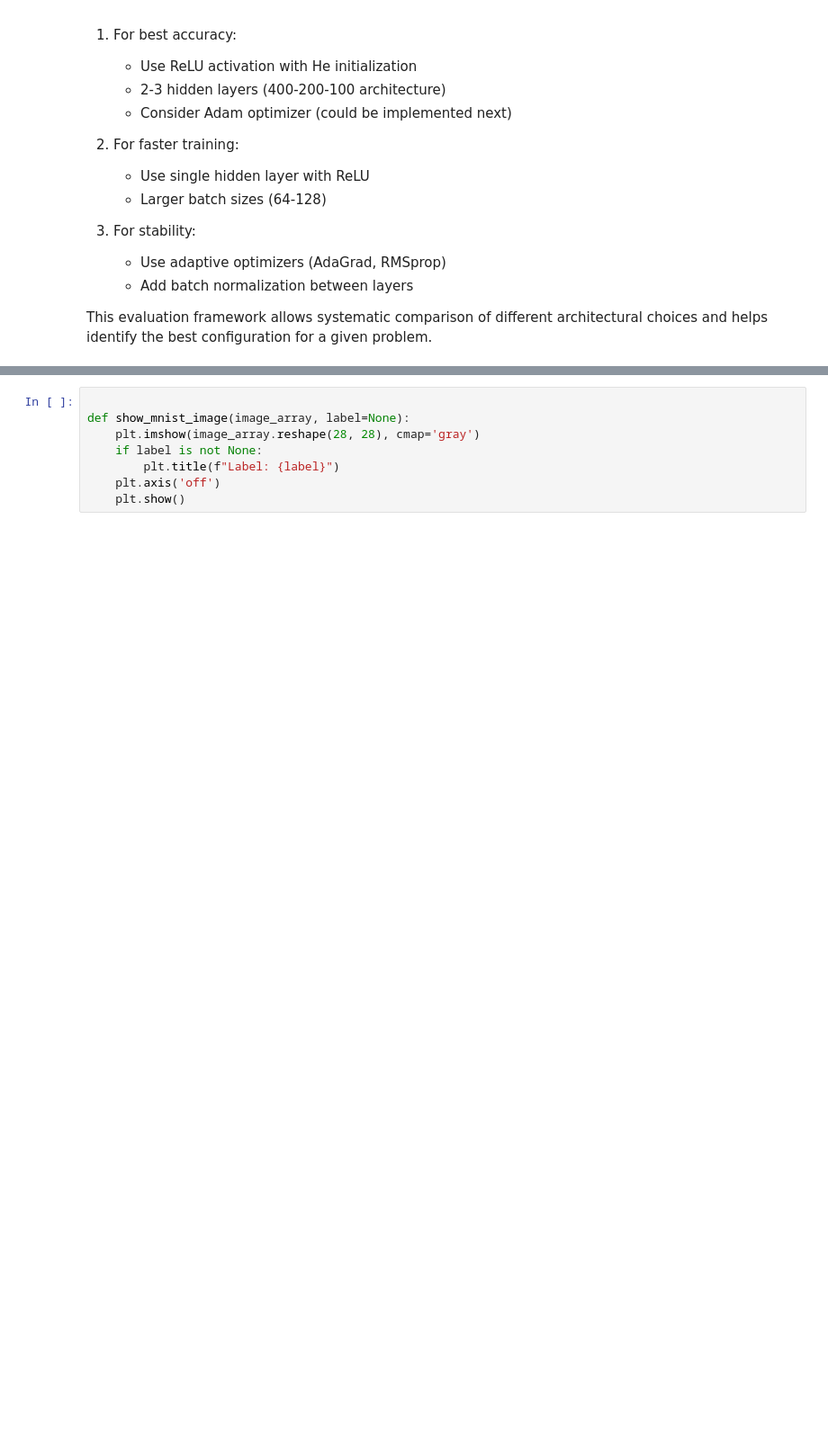
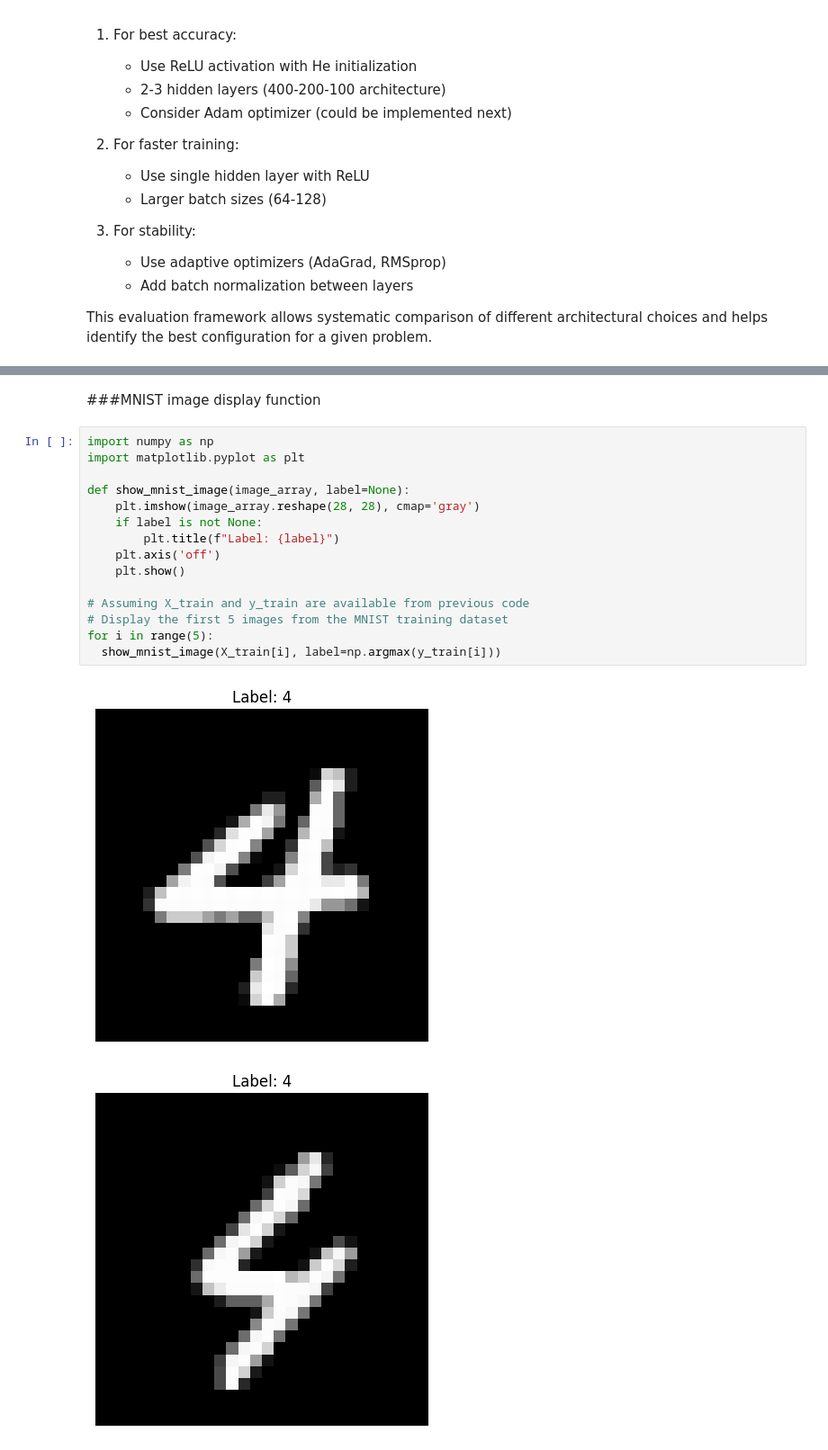
Before and after one commit to Cliffochi/aviva_data_science_course, a Jupyter notebook: Updated_Deep_neural_network.ipynb, the cells around one changed output, grey strips where cells are left out. Shown: that part at 90% size. Cells and saved outputs as stored; diff of their text form; blank space fills up the shorter version.

```diff
--- a/Updated_Deep_neural_network.ipynb
+++ b/Updated_Deep_neural_network.ipynb
@@ -1517,11 +1541,23 @@ def create_mini_batches(X, y, batch_size):
     for start_idx in range(0, len(X), batch_size):
         end_idx = min(start_idx + batch_size, len(X))
         yield X_shuffled[start_idx:end_idx], y_shuffled[start_idx:end_idx]
+# %% [markdown]
+###MNIST image display function
 # %%
+import numpy as np
+import matplotlib.pyplot as plt
 
 def show_mnist_image(image_array, label=None):
     plt.imshow(image_array.reshape(28, 28), cmap='gray')
     if label is not None:
         plt.title(f"Label: {label}")
     plt.axis('off')
     plt.show()
+
+# Assuming X_train and y_train are available from previous code
+# Display the first 5 images from the MNIST training dataset
+for i in range(5):
+  show_mnist_image(X_train[i], label=np.argmax(y_train[i]))
+# %% [output]
+[figure, added]
+[figure, added]
```
Also changed, not shown: parts of 9 cells of this notebook.
